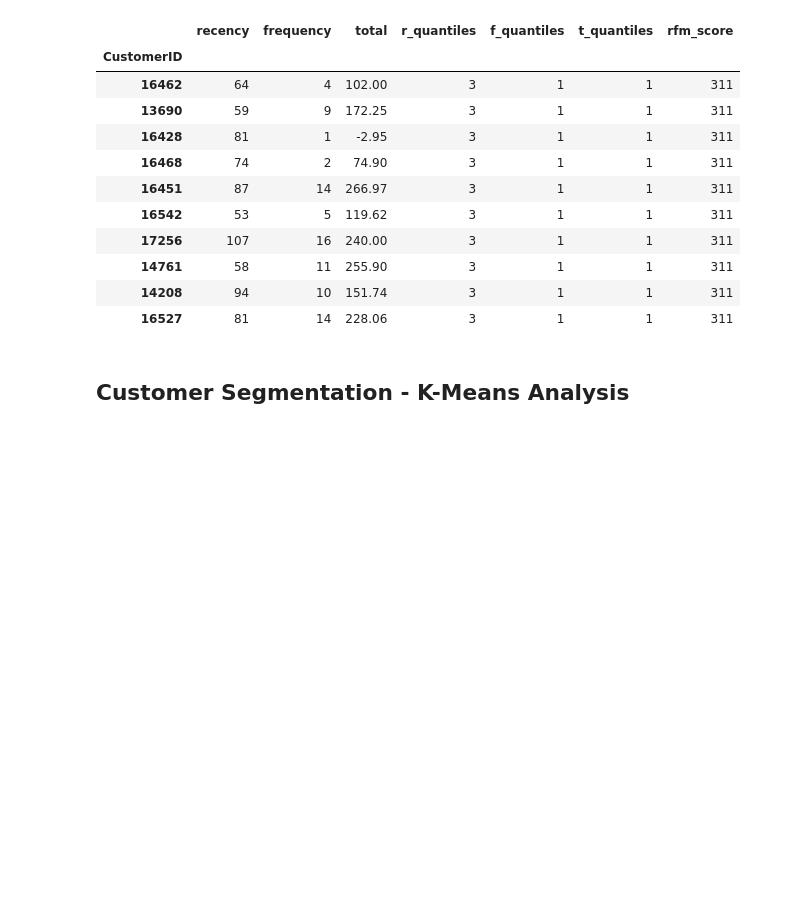
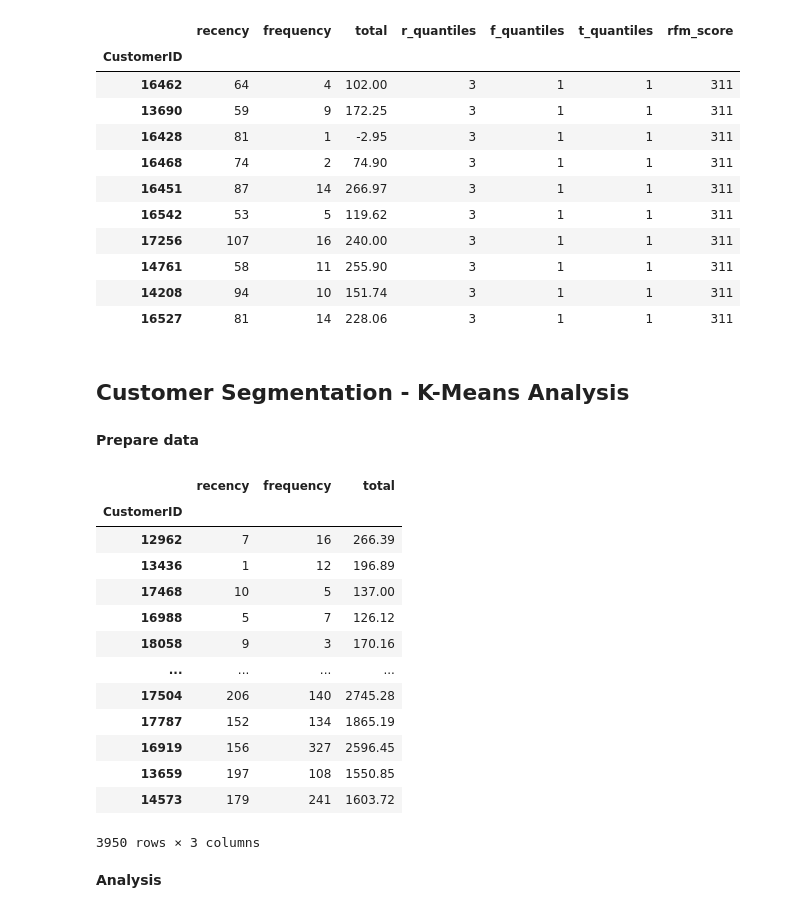
Before and after one commit to KishenSharma6/Online_Retail_Customer_Segmentation, a Jupyter notebook: notebooks/CustomerSegmentation.ipynb, the cells around one changed output. Cells and saved outputs as stored; diff of their text form; code cells hidden in the pictures; blank space fills up the shorter version.

```diff
--- a/notebooks/CustomerSegmentation.ipynb
+++ b/notebooks/CustomerSegmentation.ipynb
@@ -8,7 +9,8 @@ plt.style.use('ggplot')
 #Read in data
 %cd '/home/kishen/Documents/Data Science/Projects/Customer Segmentation/data'
 
-raw_data= pd.read_excel('Online Retail.xlsx', date_parser= 'InvoiceDate',dtype= {'CustomerID': 'object'})
+raw_data= pd.read_excel('Online Retail.xlsx', engine='openpyxl',
+                        date_parser= 'InvoiceDate',dtype= {'CustomerID': 'object'})
 # %% [output]
 /home/kishen/Documents/Data Science/Projects/Customer Segmentation/data
 # %% [markdown]
@@ -154,3 +156,27 @@ rfmTable.loc[rfmTable['rfm_score']== '311'].head(10)
 | 16527 | 81 | 14 | 228.06 | 3 | 1 | 1 | 311 |
 # %% [markdown]
 ## Customer Segmentation - K-Means Analysis
+# %% [markdown]
+**Prepare data**
+# %%
+#Subset necessary cols from rfmTable
+kmeansTable= rfmTable.iloc[:,:3 ]
+
+kmeansTable
+# %% [output]
+|  | recency | frequency | total |
+| CustomerID |  |  |  |
+| 12962 | 7 | 16 | 266.39 |
+| 13436 | 1 | 12 | 196.89 |
+| 17468 | 10 | 5 | 137.00 |
+| 16988 | 5 | 7 | 126.12 |
+| 18058 | 9 | 3 | 170.16 |
+| ... | ... | ... | ... |
+| 17504 | 206 | 140 | 2745.28 |
+| 17787 | 152 | 134 | 1865.19 |
+| 16919 | 156 | 327 | 2596.45 |
+| 13659 | 197 | 108 | 1550.85 |
+| 14573 | 179 | 241 | 1603.72 |
+3950 rows × 3 columns
+# %% [markdown]
+**Analysis**
```
Also changed, not shown: parts of 11 cells of this notebook.
